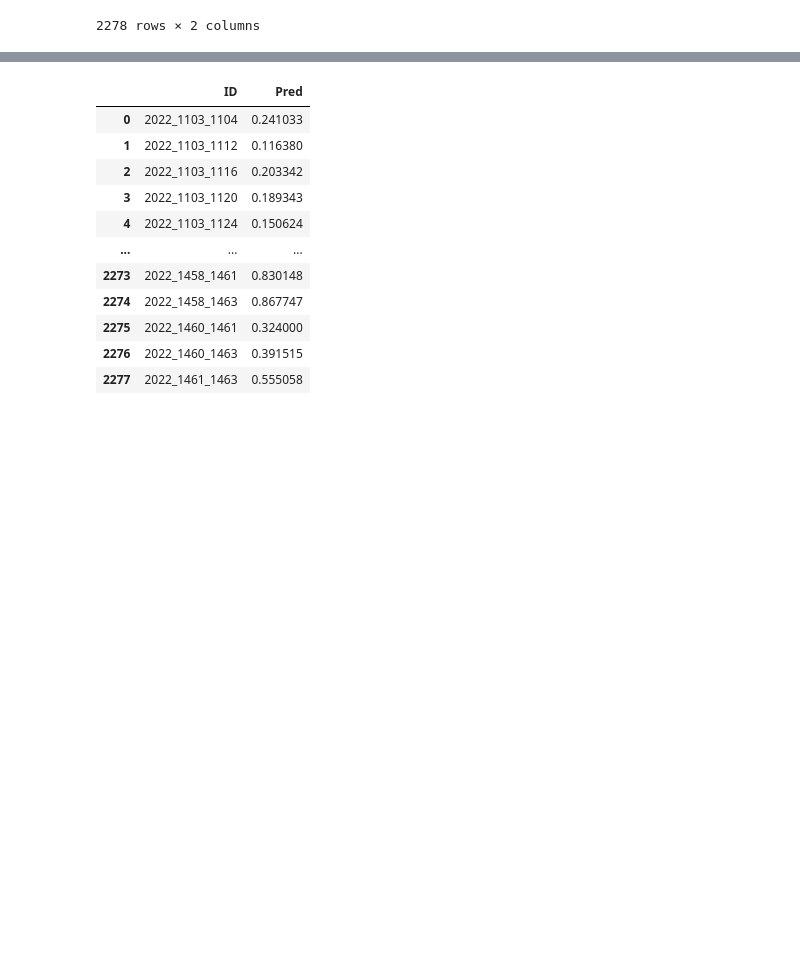
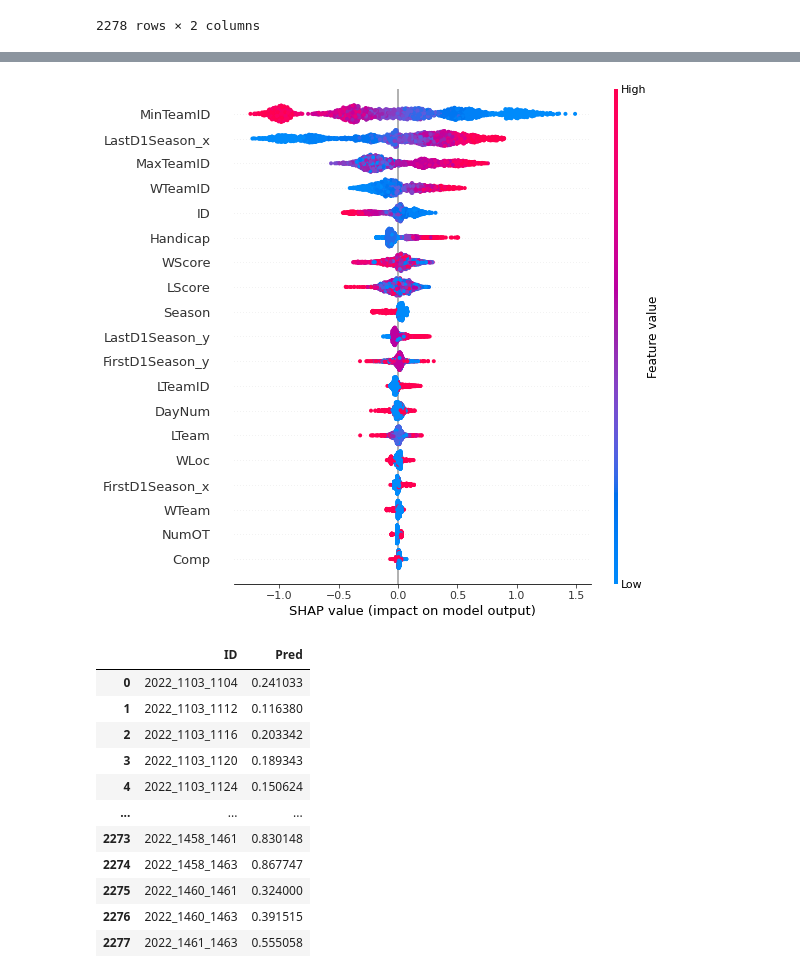
Before and after one commit to ngtaylor/EE461P-Final-Project, a Jupyter notebook: EE461P_Final_Project.ipynb, the cells around one changed output, grey strips where cells are left out. Saved outputs shown, nothing was run; the diff lists cells and outputs as text; code cells hidden in the pictures; blank space fills up the shorter version.

```diff
--- a/EE461P_Final_Project.ipynb
+++ b/EE461P_Final_Project.ipynb
@@ -351,3 +340,13 @@ cat_output
+# %%
+import shap
+explainer = shap.TreeExplainer(cat)
+
+tdf['Pred'] = cat.predict_proba(tdf[cols])[:,1]
+
+shap_values = explainer.shap_values(train[cols])
+shap.summary_plot(shap_values, train[cols], feature_names = train.columns[sorted_feature_importance])
+# %% [output]
+[figure, added]
 # %%
 #Train Logistic Regression model
 reg = LogisticRegression(max_iter=1000)
```
Also changed, not shown: parts of 33 cells of this notebook.
